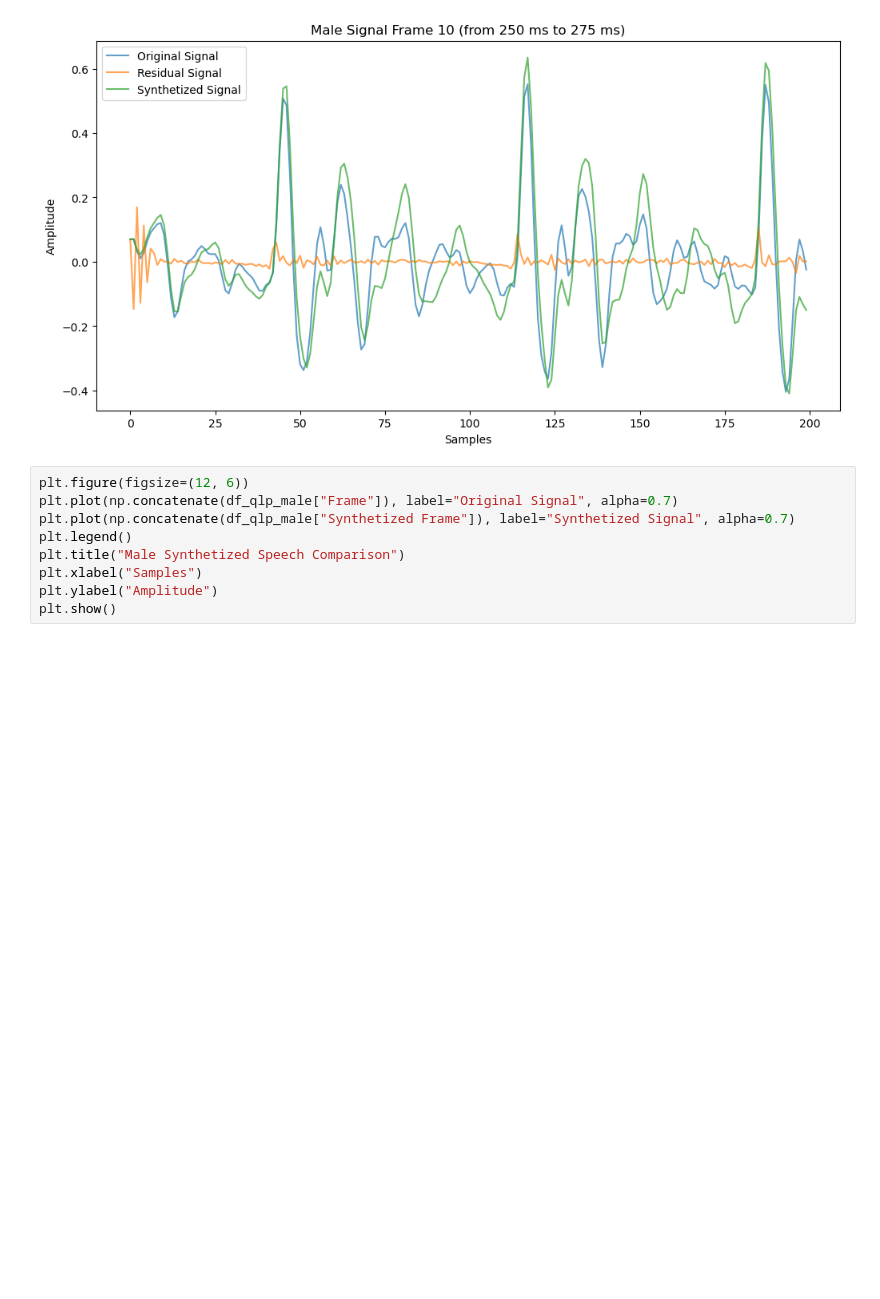
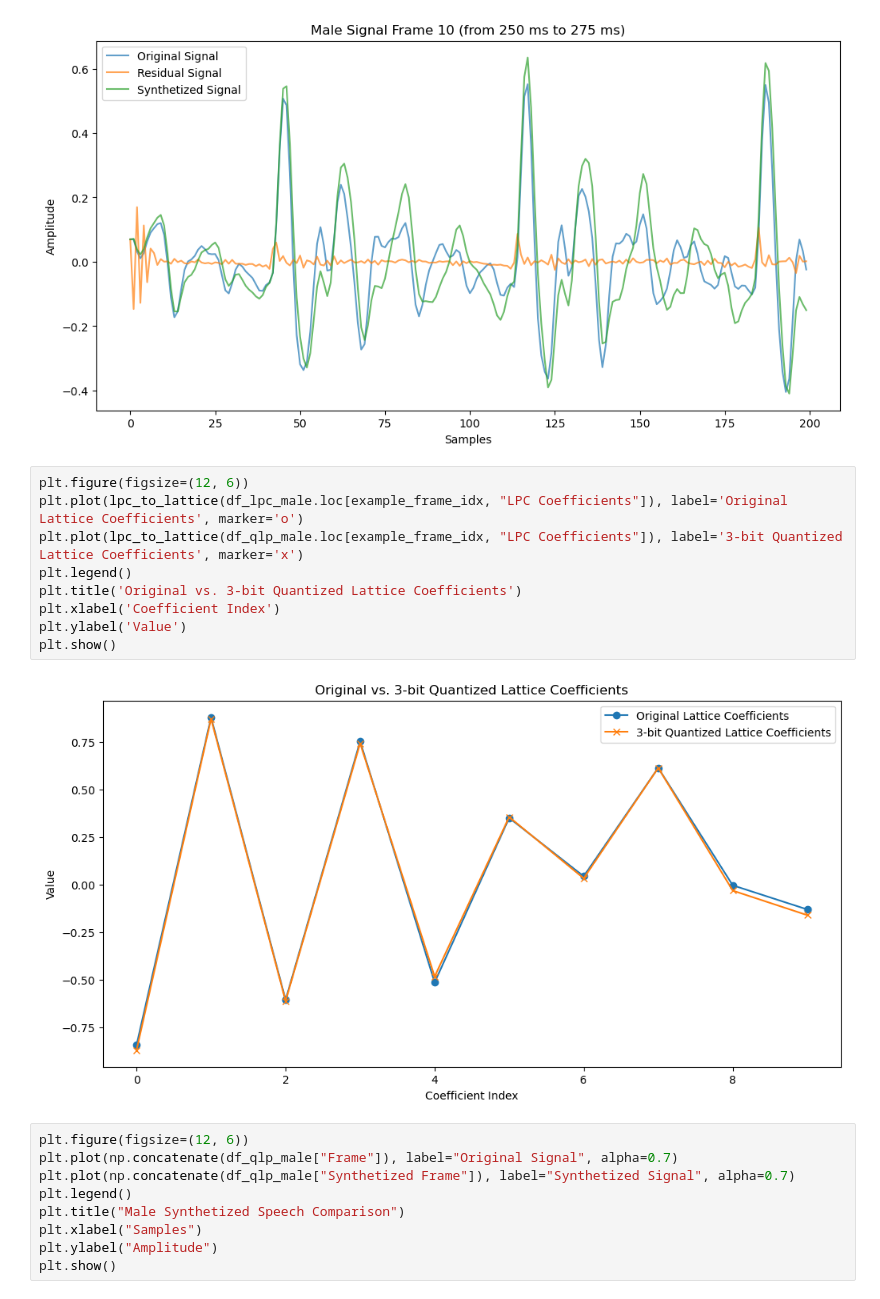
Before and after one commit to dianapaula19/speech-processing-project, a Jupyter notebook: codec.ipynb, the cells around one changed output. Cells and saved outputs as stored; diff of their text form; blank space fills up the shorter version.

Commit message:
Add required plot + Add note about instability

```diff
--- a/codec.ipynb
+++ b/codec.ipynb
@@ -308,6 +309,17 @@ plt.ylabel("Amplitude")
 plt.show()
 # %% [output]
 [figure]
+# %%
+plt.figure(figsize=(12, 6))
+plt.plot(lpc_to_lattice(df_lpc_male.loc[example_frame_idx, "LPC Coefficients"]), label='Original Lattice Coefficients', marker='o')
+plt.plot(lpc_to_lattice(df_qlp_male.loc[example_frame_idx, "LPC Coefficients"]), label='3-bit Quantized Lattice Coefficients', marker='x')
+plt.legend()
+plt.title('Original vs. 3-bit Quantized Lattice Coefficients')
+plt.xlabel('Coefficient Index')
+plt.ylabel('Value')
+plt.show()
+# %% [output]
+[figure, added]
 # %%
 plt.figure(figsize=(12, 6))
 plt.plot(np.concatenate(df_qlp_male["Frame"]), label="Original Signal", alpha=0.7)
```
Also changed, not shown: parts of 3 cells of this notebook.
